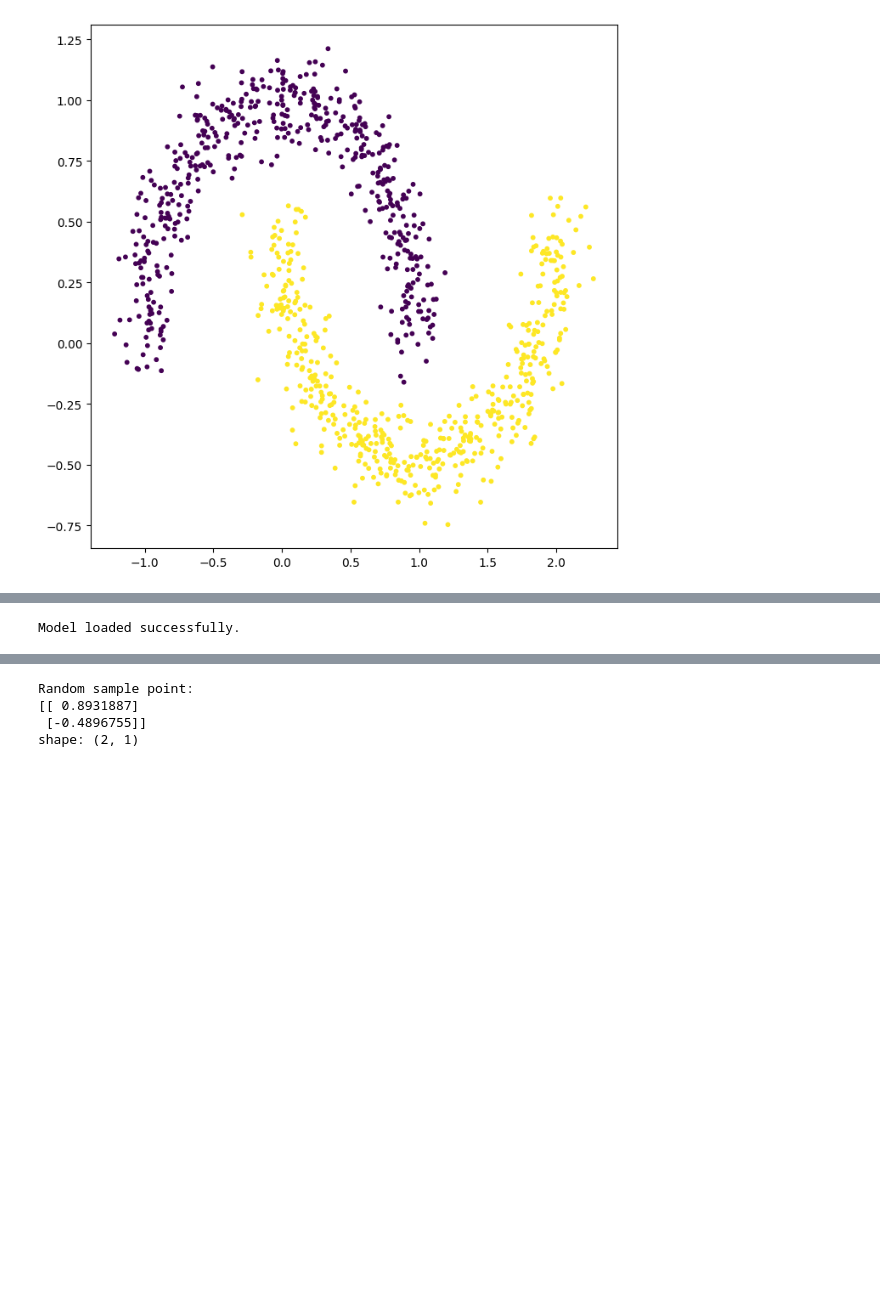
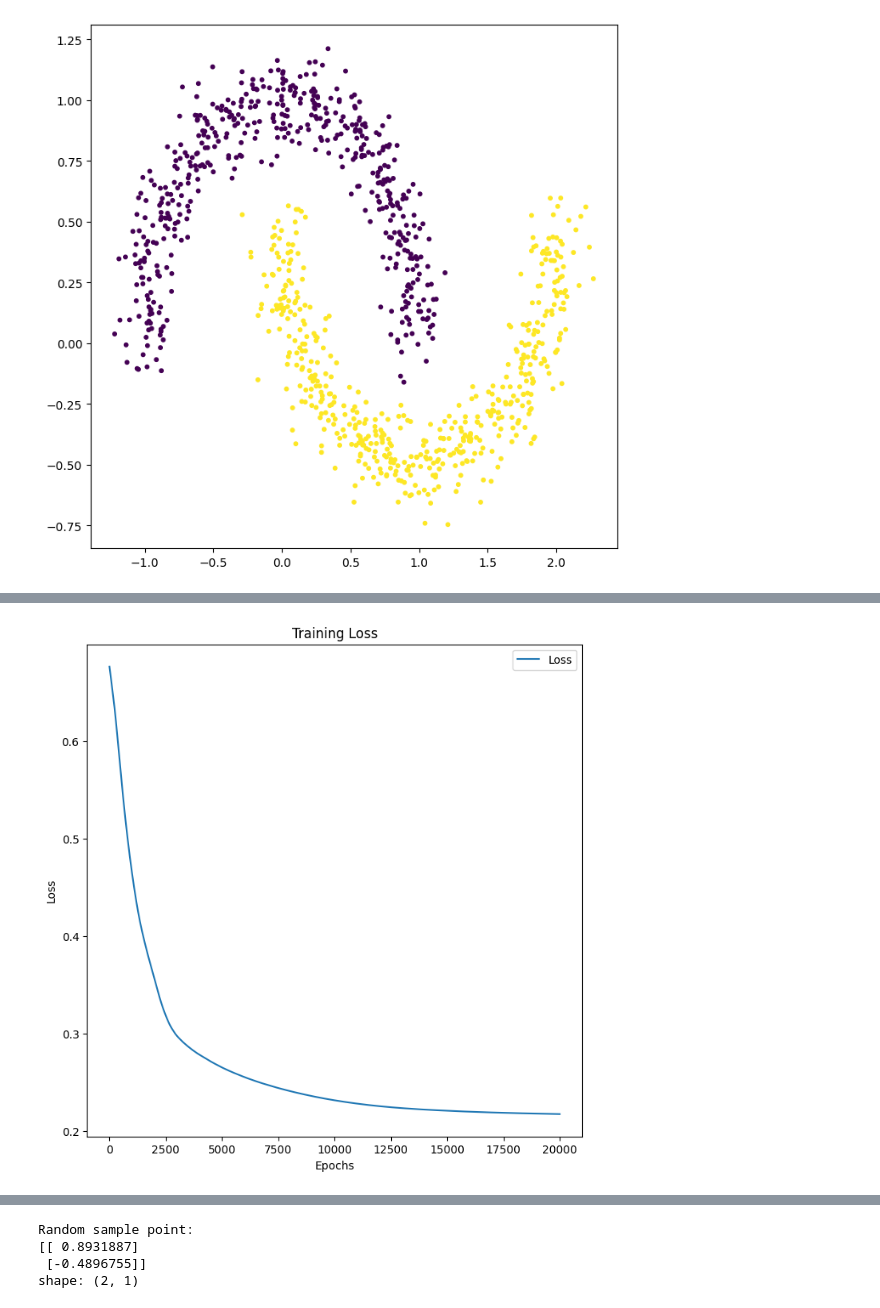
Before and after one commit to Johanmkr/WP1-Polyhedra, a Jupyter notebook: exam_experiment.ipynb, the cells around one changed output, grey strips where cells are left out. Cells and saved outputs as stored; diff of their text form; code cells hidden in the pictures; blank space fills up the shorter version.

```diff
--- a/exam_experiment.ipynb
+++ b/exam_experiment.ipynb
@@ -43,42 +68,64 @@ ax.scatter(X_train[:,0], X_train[:,1], c=y_train, s=10)
 # %%
 # Model
 model = utils.NeuralNet(input_size = 2, num_classes = 1, hidden_sizes=[3,3])
 
 # Training params
 EPOCHS = 20000
 criterion = nn.BCEWithLogitsLoss()
 optimizer = torch.optim.SGD(model.parameters(), lr=0.01)
+LOAD = False
 
 # Try to load a pre-trained model
-try:
-    model.load_state_dict(torch.load('experiment_model.pth'))
-    print("Model loaded successfully.")
-except FileNotFoundError:
-    print("Model file not found. Training a new model.")
+if LOAD:
+    try:
+        model.load_state_dict(torch.load('experiment_model.pth'))
+        print("Model loaded successfully.")
+        losses = np.load("experiment_losses.npy")
+    except FileNotFoundError:
+        print("Model file not found. Training a new model.")
+        losses = []
+        for epoch in trange(EPOCHS):
+            model.train()
+            optimizer.zero_grad()
+
+            out = model(X_train)
+            loss = criterion(out, y_train.unsqueeze(1))
+            loss.backward()
+            losses.append(loss.item())
+            optimizer.step()
+            optimizer.zero_grad()
+
+        torch.save(model.state_dict(), 'experiment_model.pth')
+        np.save('experiment_losses.npy', np.array(losses))
+        print("Model trained and saved successfully.")
+        fig, ax = plt.subplots(figsize=(8, 8))
+        ax.plot(losses, label='Loss')
+        ax.set_xlabel('Epochs')
+        ax.set_ylabel('Loss')
+        ax.set_title('Training Loss')
+        ax.legend()
+        plt.show()
+else:
     losses = []
     for epoch in trange(EPOCHS):
         model.train()
         optimizer.zero_grad()
 
         out = model(X_train)
         loss = criterion(out, y_train.unsqueeze(1))
         loss.backward()
         losses.append(loss.item())
         optimizer.step()
         optimizer.zero_grad()
-
-    torch.save(model.state_dict(), 'experiment_model.pth')
-    np.save('experiment_losses.npy', np.array(losses))
-    print("Model trained and saved successfully.")
     fig, ax = plt.subplots(figsize=(8, 8))
     ax.plot(losses, label='Loss')
     ax.set_xlabel('Epochs')
     ax.set_ylabel('Loss')
     ax.set_title('Training Loss')
     ax.legend()
     plt.show()
 # %% [output]
-Model loaded successfully.
+[figure, added]
 # %%
 # Accuracy for training set
 model.eval()
```
Also changed, not shown: parts of 27 cells of this notebook, 6 other files.
